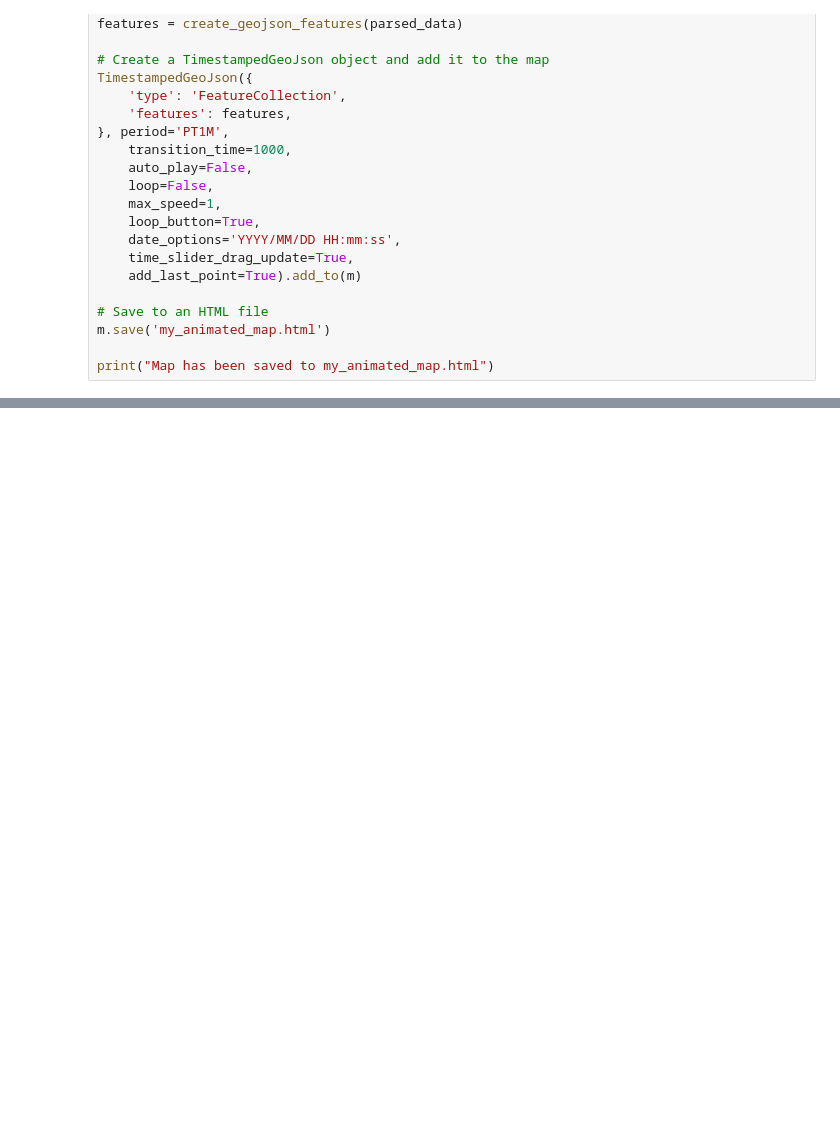
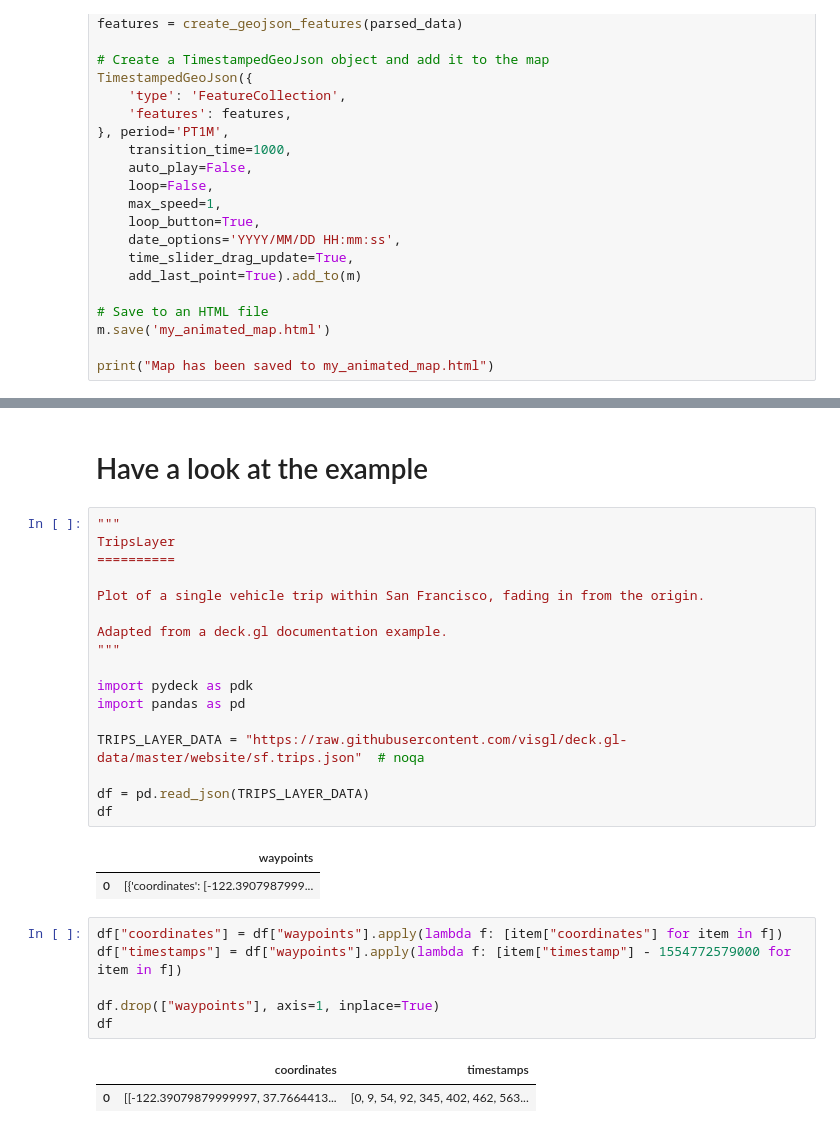
Before and after one commit to Redflashx12/iot-bike-tracker, a Jupyter notebook: map/extract_locations_from_tracker.ipynb, the cells around one changed output, grey strips where cells are left out. Cells and saved outputs as stored; diff of their text form; blank space fills up the shorter version.

```diff
--- a/map/extract_locations_from_tracker.ipynb
+++ b/map/extract_locations_from_tracker.ipynb
@@ -132,0 +311,31 @@ print("Map has been saved to my_animated_map.html")
+# %% [markdown]
+# Have a look at the example
+# %%
+"""
+TripsLayer
+==========
+
+Plot of a single vehicle trip within San Francisco, fading in from the origin.
+
+Adapted from a deck.gl documentation example.
+"""
+
+import pydeck as pdk
+import pandas as pd
+
+TRIPS_LAYER_DATA = "https://raw.githubusercontent.com/visgl/deck.gl-data/master/website/sf.trips.json"  # noqa
+
+df = pd.read_json(TRIPS_LAYER_DATA)
+df
+# %% [output]
+|  | waypoints |
+| 0 | [{'coordinates': [-122.3907987999... |
+# %%
+df["coordinates"] = df["waypoints"].apply(lambda f: [item["coordinates"] for item in f])
+df["timestamps"] = df["waypoints"].apply(lambda f: [item["timestamp"] - 1554772579000 for item in f])
+
+df.drop(["waypoints"], axis=1, inplace=True)
+df
+# %% [output]
+|  | coordinates | timestamps |
+| 0 | [[-122.39079879999997, 37.7664413... | [0, 9, 54, 92, 345, 402, 462, 563... |
```
Also changed, not shown: parts of 19 cells of this notebook.
